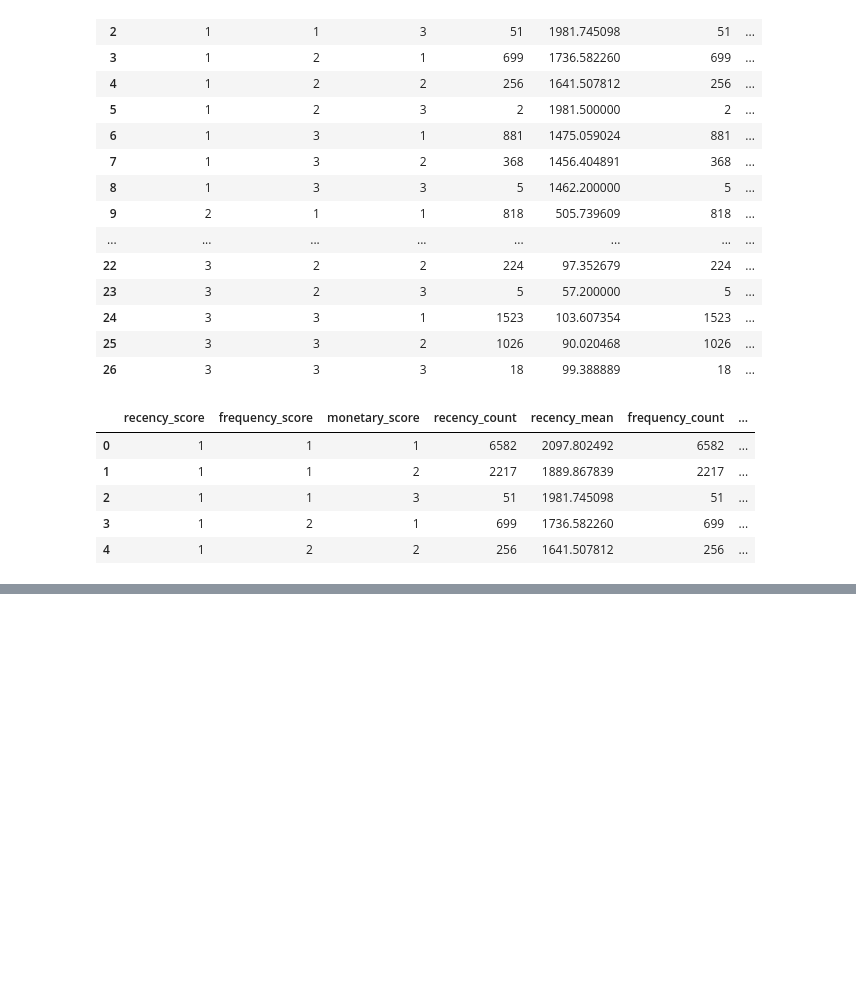
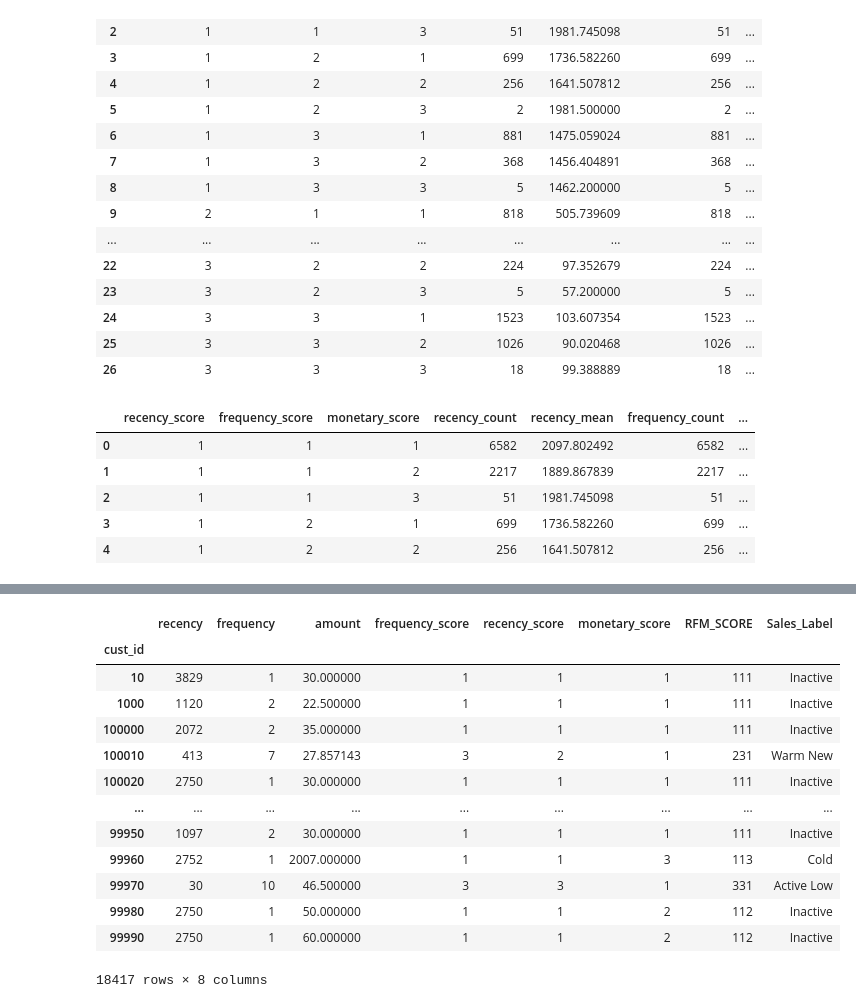
Before and after one commit to Rajdeep-personal/Recency_Frequency_Monetary_Analysis, a Jupyter notebook: RFM_Analysis.ipynb, the cells around one changed output, grey strips where cells are left out. Drawn from its saved outputs; the diff is of its cells as text; code cells hidden in the pictures; blank space fills up the shorter version.

```diff
--- a/RFM_Analysis.ipynb
+++ b/RFM_Analysis.ipynb
@@ -617,0 +687,2 @@ cross_table.head()
+# %%
+cust = customer.copy()
@@ -617,0 +756,19 @@ cross_table.head()
+# %%
+cust['Sales_Label'] = cust.apply(sales_label, axis = 1)
+# %%
+cust
+# %% [output]
+|  | recency | frequency | amount | frequency_score | recency_score | monetary_score | RFM_SCORE | Sales_Label |
+| cust_id |  |  |  |  |  |  |  |  |
+| 10 | 3829 | 1 | 30.000000 | 1 | 1 | 1 | 111 | Inactive |
+| 1000 | 1120 | 2 | 22.500000 | 1 | 1 | 1 | 111 | Inactive |
+| 100000 | 2072 | 2 | 35.000000 | 1 | 1 | 1 | 111 | Inactive |
+| 100010 | 413 | 7 | 27.857143 | 3 | 2 | 1 | 231 | Warm New |
+| 100020 | 2750 | 1 | 30.000000 | 1 | 1 | 1 | 111 | Inactive |
+| ... | ... | ... | ... | ... | ... | ... | ... | ... |
+| 99950 | 1097 | 2 | 30.000000 | 1 | 1 | 1 | 111 | Inactive |
+| 99960 | 2752 | 1 | 2007.000000 | 1 | 1 | 3 | 113 | Cold |
+| 99970 | 30 | 10 | 46.500000 | 3 | 3 | 1 | 331 | Active Low |
+| 99980 | 2750 | 1 | 50.000000 | 1 | 1 | 2 | 112 | Inactive |
+| 99990 | 2750 | 1 | 60.000000 | 1 | 1 | 2 | 112 | Inactive |
+18417 rows × 8 columns
```
Also changed, not shown: parts of 34 cells of this notebook.
